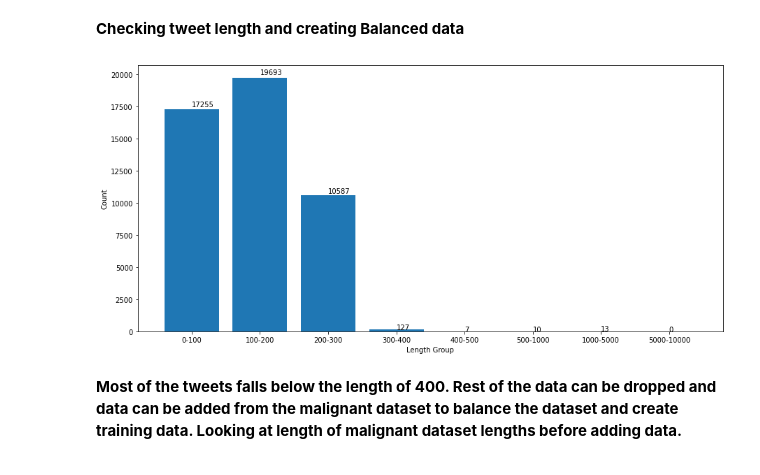
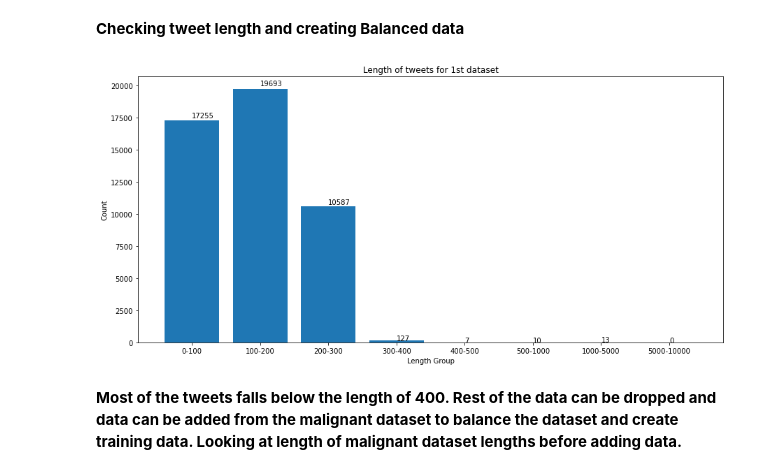
Before and after one commit to Voldegin/hate_speech_detection, a Jupyter notebook: notebooks/Cyber_bullying_detection_Data_processing_and_EDA.ipynb, the cells around one changed output. Drawn from its saved outputs; the diff is of its cells as text; code cells hidden in the pictures.

```diff
--- a/notebooks/Cyber_bullying_detection_Data_processing_and_EDA.ipynb
+++ b/notebooks/Cyber_bullying_detection_Data_processing_and_EDA.ipynb
@@ -163,7 +200,7 @@ cyberbullying_length_data = add_tweet_length(cyberbullying_length_data)
 malignant_length_data = malignant_data.copy()
 malignant_length_data = add_tweet_length(malignant_length_data)
 # %%
-def plot_length_bar(data):
+def plot_length_bar(data,title,image_name=None):
     length_count = data['length_group'].value_counts().reset_index()
     length_count['sortkey'] = length_count['index'].map(lambda x : x.left)
     length_count.sort_values('sortkey',inplace=True)
@@ -177,11 +214,14 @@ def plot_length_bar(data):
 
     plt.xlabel('Length Group')
     plt.ylabel('Count')
-    plt.show()
+    plt.title(title)
+    # plt.show()
+    if image_store:
+        plt.savefig(local_path + image_name + ".jpg")
     return
-# %%
-plot_length_bar(cyberbullying_length_data)
-# %% [output]
-[figure, removed]
+# %%
+plot_length_bar(cyberbullying_length_data,title='Length of tweets for 1st dataset',image_name='length_first_dataset')
+# %% [output]
+[figure, added]
 # %% [markdown]
 **Most of the tweets falls below the length of 400. Rest of the data can be dropped and data can be added from the malignant dataset to balance the dataset and create training data. Looking at length of malignant dataset lengths before adding data.**
```
Also changed, not shown: parts of 13 cells of this notebook.
